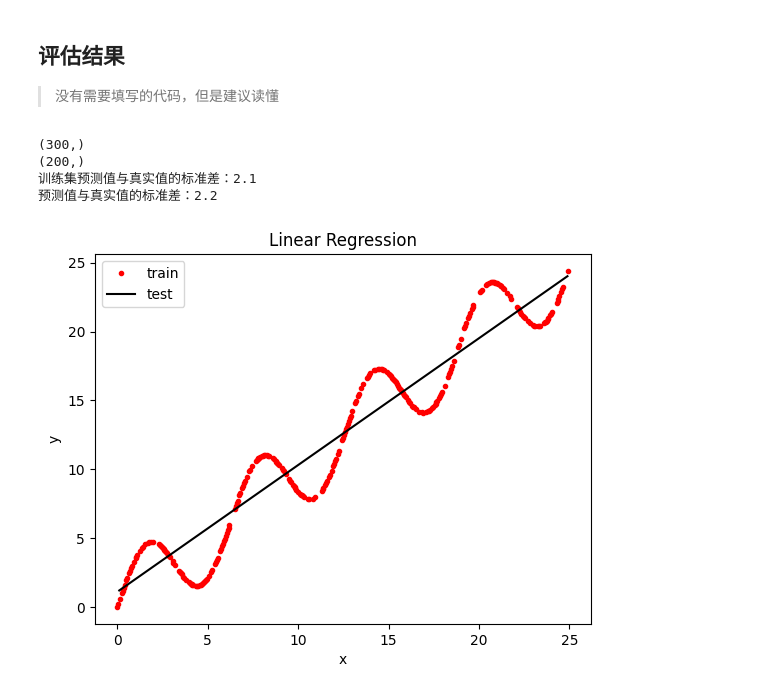
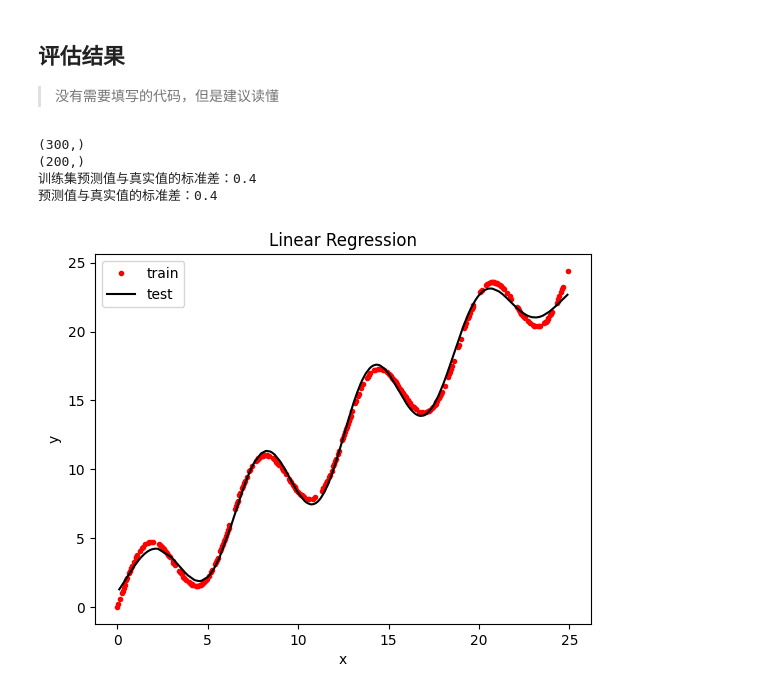
Before and after one commit to shzaiz/ml-course-exercise, a Jupyter notebook: chap2_linear_regression/exercise-linear_regression.ipynb, the cells around one changed output. Drawn from its saved outputs; the diff is of its cells as text; code cells hidden in the pictures.

```diff
--- a/chap2_linear_regression/exercise-linear_regression.ipynb
+++ b/chap2_linear_regression/exercise-linear_regression.ipynb
@@ -27,18 +27,23 @@ def identity_basis(x):
 
 def multinomial_basis(x, feature_num=10):
     '''多项式基函数'''
-    x = np.expand_dims(x, axis=1) # shape(N, 1)
-    ret = np.hstack([x ** i for i in range(1, feature_num + 1)])
+    x = np.expand_dims(x, axis=1)  # shape (N,1)
+    # 生成多项式特征：x^1, x^2, ..., x^feature_num
+    poly_feats = [x ** i for i in range(1, feature_num + 1)]
+    ret = np.concatenate(poly_feats, axis=1)
     return ret
 
 def gaussian_basis(x, feature_num=10):
     '''高斯基函数'''
-
-    centers = np.linspace(-1, 1, feature_num)
-    centers = centers.reshape(1, -1)  # shape (1, feature_num)
-    width = (centers[0, 1] - centers[0, 0]) * 1.5
-    width = max(width, 1e-6)
-    ret = np.exp(- ((x - centers) ** 2) / (2 * width ** 2))  # shape (N, feature_num)
+    centers = np.linspace(0, 25, feature_num)
+    if feature_num > 1:
+        sigma = centers[1] - centers[0]
+    else:
+        sigma = 1.0
+    x = np.expand_dims(x, axis=1)  # shape (N,1)
+    # 计算高斯基：exp(-(x - c_j)^2 / (2*sigma^2))
+    gauss_feats = [np.exp(-((x - c) ** 2) / (2 * sigma ** 2)) for c in centers]
+    ret = np.concatenate(gauss_feats, axis=1)
     return ret
 # %% [markdown]
 ## 返回一个训练好的模型 填空顺序 1 用最小二乘法进行模型优化
@@ -101,34 +122,34 @@ if __name__ == '__main__':
     # 载入数据
     x_train, y_train = load_data(train_file)
     x_test, y_test = load_data(test_file)
     print(x_train.shape)
     print(x_test.shape)
 
     # 使用线性回归训练模型，返回一个函数f()使得y = f(x)
-    f = main(x_train, y_train)
+    f = main(x_train, y_train, gaussian_basis, False)  # <------ 这里可以更改用的基函数, 是否使用梯度下降!
 
     y_train_pred = f(x_train)
     std = evaluate(y_train, y_train_pred)
     print('训练集预测值与真实值的标准差：{:.1f}'.format(std))
 
     # 计算预测的输出值
     y_test_pred = f(x_test)
     # 使用测试集评估模型
     std = evaluate(y_test, y_test_pred)
     print('预测值与真实值的标准差：{:.1f}'.format(std))
 
     #显示结果
     plt.plot(x_train, y_train, 'ro', markersize=3)
 #     plt.plot(x_test, y_test, 'k')
     plt.plot(x_test, y_test_pred, 'k')
     plt.xlabel('x')
     plt.ylabel('y')
     plt.title('Linear Regression')
     plt.legend(['train', 'test', 'pred'])
     plt.show()
 # %% [output]
 (300,)
 (200,)
-训练集预测值与真实值的标准差：2.1
-预测值与真实值的标准差：2.2
+训练集预测值与真实值的标准差：0.4
+预测值与真实值的标准差：0.4
-[figure, old version]
+[figure, new version]
```
Also changed, not shown: parts of 1 cell of this notebook, 4 other files.
